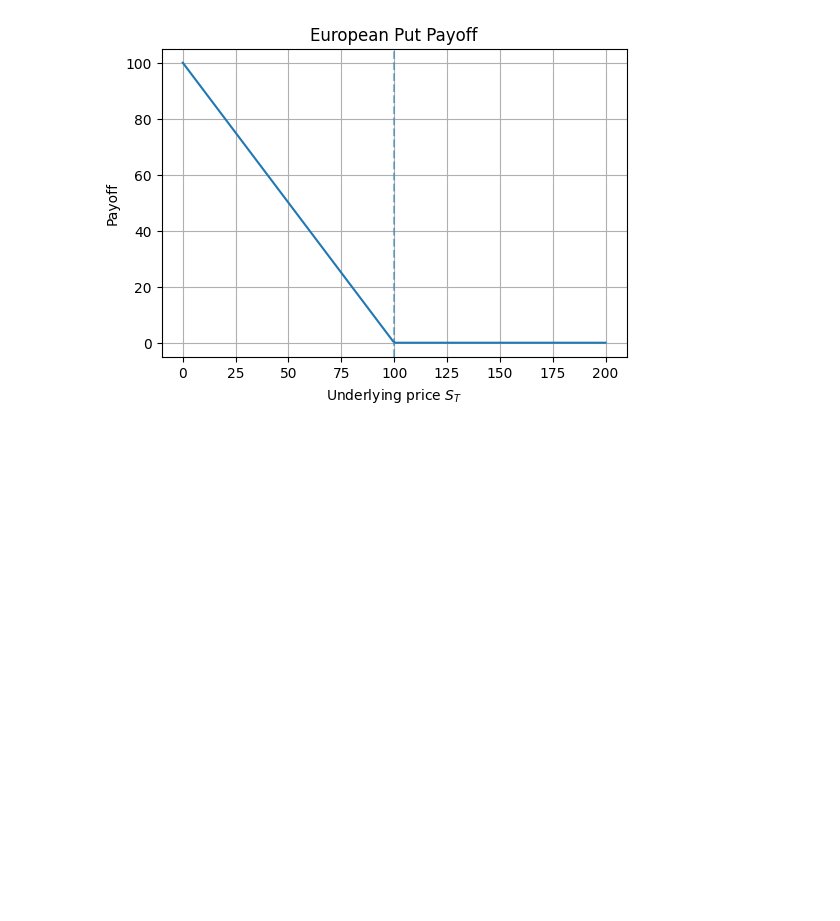
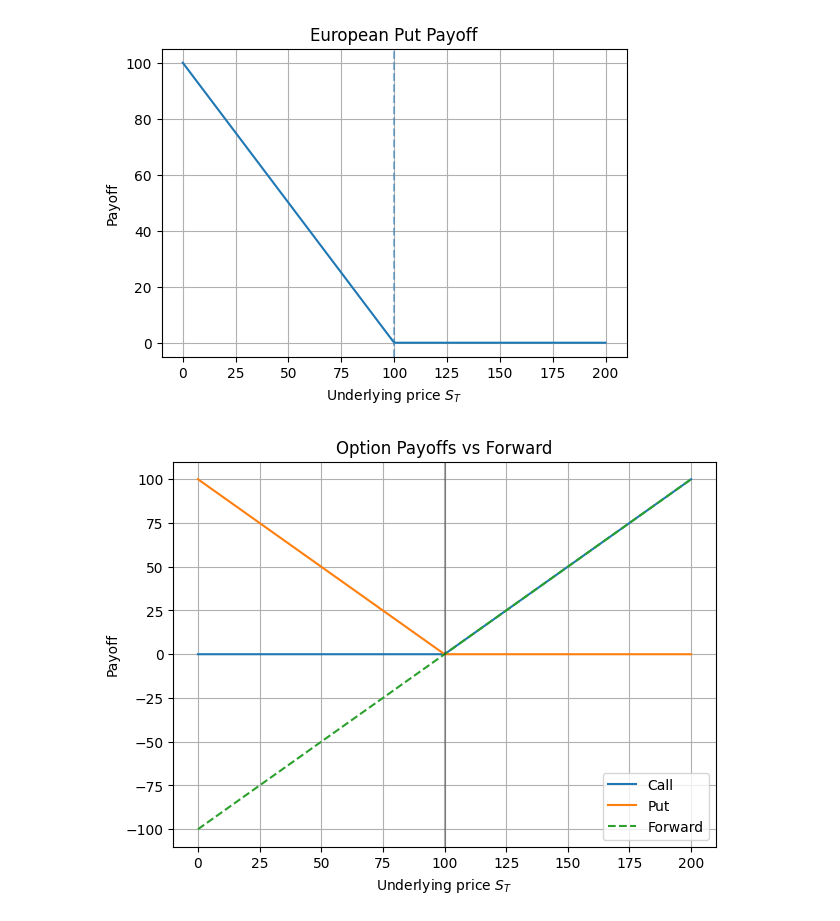
Before and after one commit to gpylypchuk/quant-practice, a Jupyter notebook: 01_derivatives_basics/payoff_plots.ipynb, the cells around one changed output. Drawn from its saved outputs; the diff is of its cells as text; code cells hidden in the pictures; blank space fills up the shorter version.

Commit message:
add plot conjunti

```diff
--- a/01_derivatives_basics/payoff_plots.ipynb
+++ b/01_derivatives_basics/payoff_plots.ipynb
@@ -42,3 +42,23 @@ plt.grid(True)
 plt.show()
 # %% [output]
 [figure]
+# %%
+S = np.linspace(0, 200, 200)
+K = 100
+
+plt.figure(figsize=(7,5))
+
+plt.plot(S, call_payoff(S, K), label="Call")
+plt.plot(S, put_payoff(S, K), label="Put")
+plt.plot(S, forward_payoff(S, K), linestyle="--", label="Forward")
+
+plt.axvline(K, color="black", alpha=0.3)
+
+plt.xlabel("Underlying price $S_T$")
+plt.ylabel("Payoff")
+plt.title("Option Payoffs vs Forward")
+plt.legend()
+plt.grid(True)
+plt.show()
+# %% [output]
+[figure, added]
```
